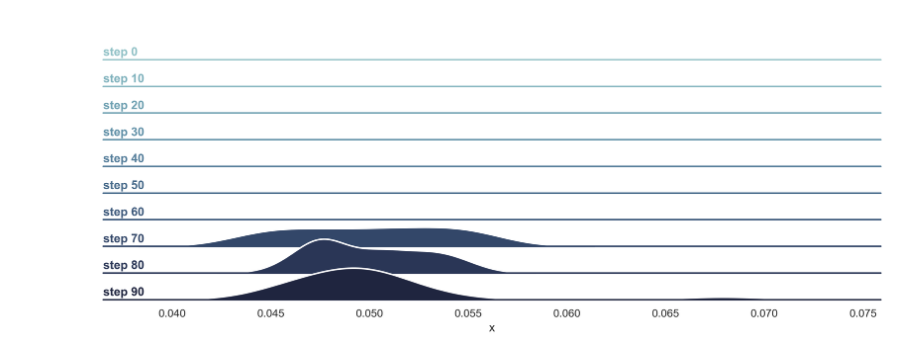
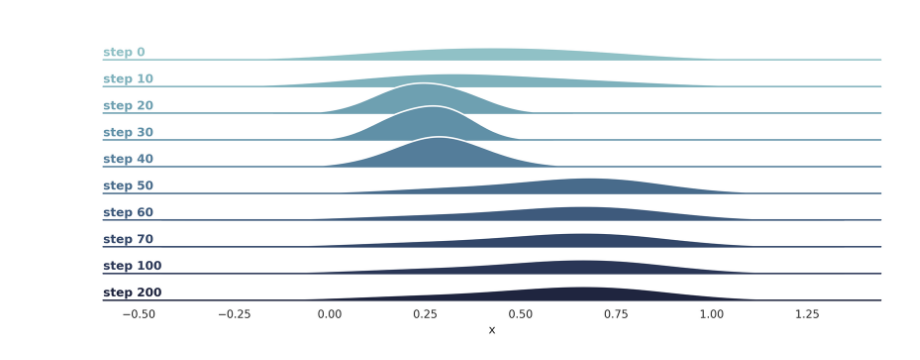
Before and after one commit to magnusdierking/mtp-thesis, a Jupyter notebook: experiments/online_dr_sim/plot_DR_distributions.ipynb, the cells around one changed output. Saved outputs shown, nothing was run; the diff lists cells and outputs as text; code cells hidden in the pictures.

Commit message:
Fixed plot, started DR stuff

```diff
--- a/experiments/online_dr_sim/plot_DR_distributions.ipynb
+++ b/experiments/online_dr_sim/plot_DR_distributions.ipynb
@@ -25,6 +25,7 @@ def extract_single_data(df):
     data["T_pos"] = np.array([eval(x) for x in df["qpos"]])[:, :3]
     data["control"] = np.array([eval(x) for x in df["control"]])
     data["domain_weights"] = np.array([eval(x) for x in df["domain_weights"]])
+    data["dr_samples"] = np.array([eval(x) for x in df["dr_samples"]])
     return data
 
 def extract_values(path, seeds, controllers):
@@ -35,7 +36,7 @@ def extract_values(path, seeds, controllers):
         data[seed] = {}
         for controller in controllers:
             # file = path / f"{controller}/seed_{seed}_update_cov_True.csv"
-            file = path / f"seed_{seed}_update_cov_True.csv"
+            file = path / f"seed_{seed}_odr_True_expectation.csv"
             if not file.exists():
                 missing.append(str(file))
                 continue
@@ -50,8 +51,9 @@ def extract_values(path, seeds, controllers):
         raise FileNotFoundError("No seed data found. Check paths and filenames.")
     return data
 # %%
-path = get_data_path().parent / "experiments" / "online_dr_sim"
-
+# path = get_data_path().parent / "experiments" / "online_dr_sim"
+path = get_data_path() / "dr_sim" / "anmtp"
+aggregation = ["expectation"]
 seeds = [42]
 controllers = ["anmtp"]
 data = extract_values(path, seeds, controllers)
@@ -74,11 +60,11 @@ array([[0.05      , 0.05      , 0.05      , ..., 0.05      , 0.05      ,
 # %%
-X = data[42]["anmtp"]["domain_weights"]
+X = data[42]["anmtp"]["dr_samples"]
 
 steps, samples = X.shape
 height=0.5
 aspect=14
-bw_adjust=0.8
-step_idx = [10*i for i in range(10)]  # Plot every 10th step
+bw_adjust=1.8
+step_idx = [0, 10, 20, 30, 40, 50, 60, 70, 100, 200]
 
 
 if step_idx is None:
@@ -92,31 +78,31 @@ df = pd.DataFrame({
 df["label"] = pd.Categorical([f"step {s}" for s in df["step"]],
                                 categories=[f"step {s}" for s in step_idx],
                                 ordered=True)
 
 palette = sns.cubehelix_palette(len(step_idx), rot=-0.25, light=0.7)
 
 sns.set_theme(style="white", rc={"axes.facecolor": (0, 0, 0, 0)})
 g = sns.FacetGrid(df, row="label", hue="label", aspect=aspect/height, height=height, palette=palette)
 
 # Filled KDE and outline
 g.map(sns.kdeplot, "x", bw_adjust=bw_adjust, clip_on=False, fill=True, alpha=1, linewidth=1.25)
 g.map(sns.kdeplot, "x", bw_adjust=bw_adjust, clip_on=False, color="w", lw=1.6)
 
 # Baseline per ridge
 g.refline(y=0, linewidth=1.5, linestyle="-", color=None, clip_on=False)
 
 # Inline ridge labels
 def _label(x, color, label, **kws):
     ax = plt.gca()
     ax.text(0, 0.2, label, fontweight="bold", color=color,
             ha="left", va="center", transform=ax.transAxes)
 
 g.map(_label, "x")
 
 g.figure.subplots_adjust(hspace=-0.25)
 g.set_titles("")
 g.set(yticks=[], ylabel="")
 g.despine(bottom=True, left=True)
 plt.show()
 # %% [output]
-[figure, old version]
+[figure, new version]
```
Also changed, not shown: parts of 1 cell of this notebook, 11 other files.
